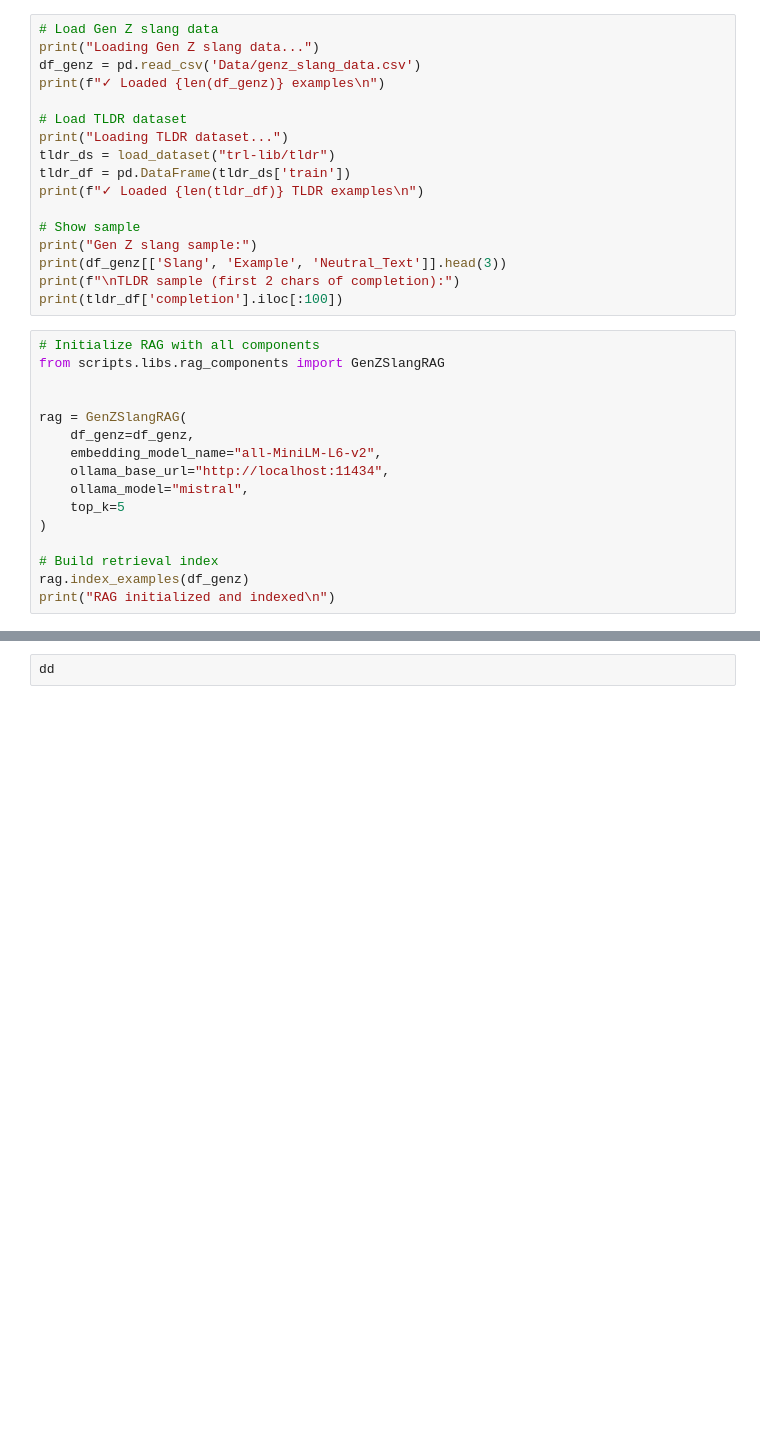
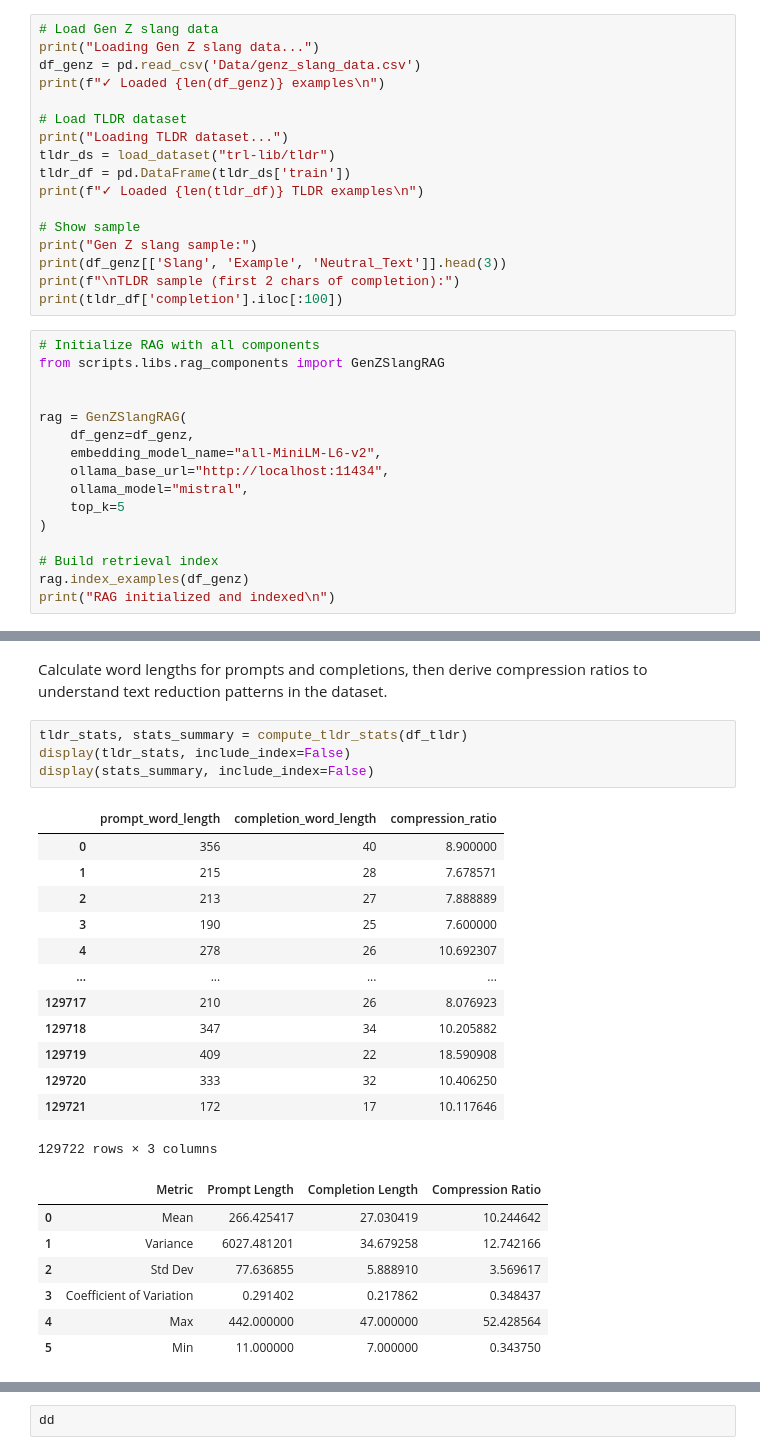
Before and after one commit to au-nlp/project-milestone-p2-group1, a Jupyter notebook: main.ipynb, the cells around one changed output, grey strips where cells are left out. Drawn from its saved outputs; the diff is of its cells as text; blank space fills up the shorter version.

```diff
--- a/main.ipynb
+++ b/main.ipynb
@@ -1096,0 +1057,27 @@ Average compression ratio (prompt/completion): 10.247919755335309
+# %% [markdown]
+Calculate word lengths for prompts and completions, then derive compression ratios to understand text reduction patterns in the dataset.
+# %%
+tldr_stats, stats_summary = compute_tldr_stats(df_tldr)
+display(tldr_stats, include_index=False)
+display(stats_summary, include_index=False)
+# %% [output]
+|  | prompt_word_length | completion_word_length | compression_ratio |
+| 0 | 356 | 40 | 8.900000 |
+| 1 | 215 | 28 | 7.678571 |
+| 2 | 213 | 27 | 7.888889 |
+| 3 | 190 | 25 | 7.600000 |
+| 4 | 278 | 26 | 10.692307 |
+| ... | ... | ... | ... |
+| 129717 | 210 | 26 | 8.076923 |
+| 129718 | 347 | 34 | 10.205882 |
+| 129719 | 409 | 22 | 18.590908 |
+| 129720 | 333 | 32 | 10.406250 |
+| 129721 | 172 | 17 | 10.117646 |
+129722 rows × 3 columns
+|  | Metric | Prompt Length | Completion Length | Compression Ratio |
+| 0 | Mean | 266.425417 | 27.030419 | 10.244642 |
+| 1 | Variance | 6027.481201 | 34.679258 | 12.742166 |
+| 2 | Std Dev | 77.636855 | 5.888910 | 3.569617 |
+| 3 | Coefficient of Variation | 0.291402 | 0.217862 | 0.348437 |
+| 4 | Max | 442.000000 | 47.000000 | 52.428564 |
+| 5 | Min | 11.000000 | 7.000000 | 0.343750 |
```
Also changed, not shown: parts of 23 cells of this notebook, 6 other files.
